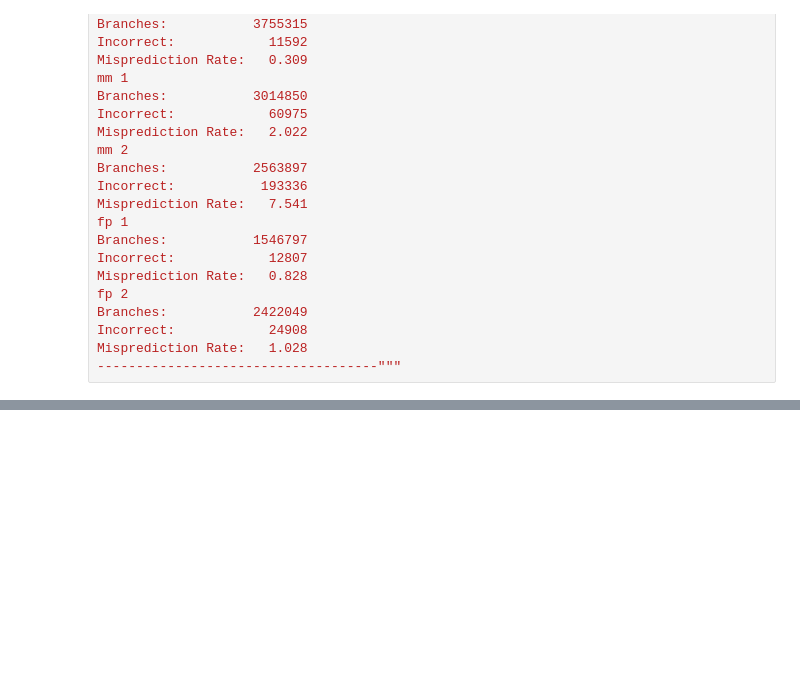
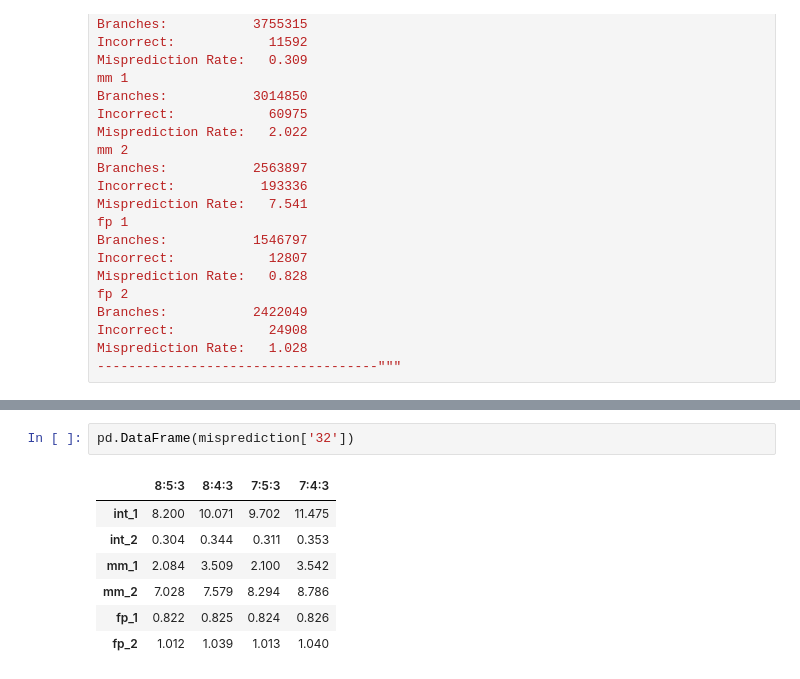
Before and after one commit to tanmaylaud/CSE240A, a Jupyter notebook: src/Perceptron_Plotting.ipynb, the cells around one changed output, grey strips where cells are left out. Cells and saved outputs as stored; diff of their text form; blank space fills up the shorter version.

```diff
--- a/src/Perceptron_Plotting.ipynb
+++ b/src/Perceptron_Plotting.ipynb
@@ -220,0 +266,10 @@ Misprediction Rate:   1.028
+# %%
+pd.DataFrame(misprediction['32'])
+# %% [output]
+|  | 8:5:3 | 8:4:3 | 7:5:3 | 7:4:3 |
+| int_1 | 8.200 | 10.071 | 9.702 | 11.475 |
+| int_2 | 0.304 | 0.344 | 0.311 | 0.353 |
+| mm_1 | 2.084 | 3.509 | 2.100 | 3.542 |
+| mm_2 | 7.028 | 7.579 | 8.294 | 8.786 |
+| fp_1 | 0.822 | 0.825 | 0.824 | 0.826 |
+| fp_2 | 1.012 | 1.039 | 1.013 | 1.040 |
```
Also changed, not shown: parts of 5 cells of this notebook.
